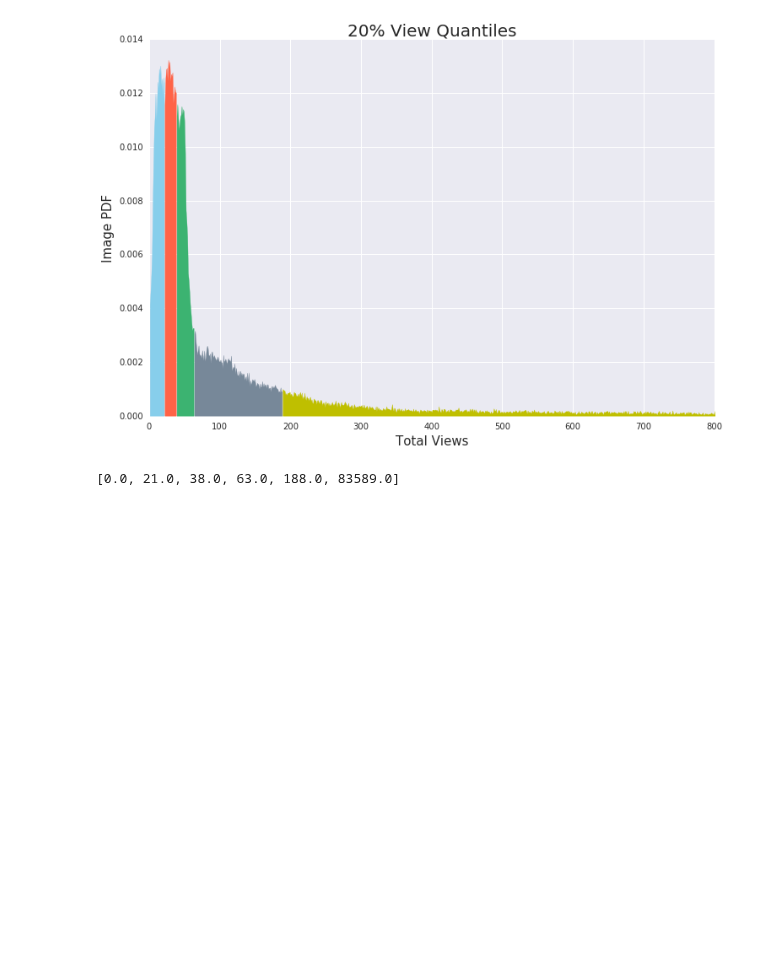
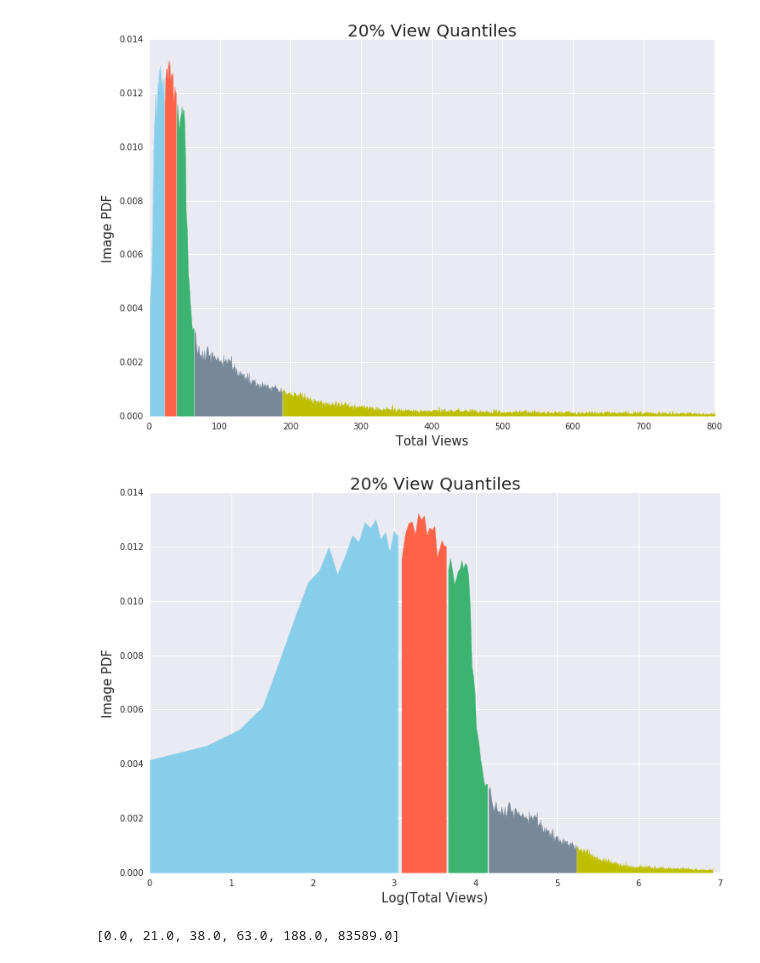
Before and after one commit to MPMakris/Photo_Pro, a Jupyter notebook: notebooks/Web_App Visuals.ipynb, the cells around one changed output. Cells and saved outputs as stored; diff of their text form; code cells hidden in the pictures; blank space fills up the shorter version.

Commit message:
new visual

```diff
--- a/notebooks/Web_App Visuals.ipynb
+++ b/notebooks/Web_App Visuals.ipynb
@@ -97,6 +97,24 @@ plt.xlim((0, 800))
 plt.savefig('visuals/20PercentHist.jpg')
 # %% [output]
 [figure]
+# %%
+plt.figure(figsize=(12, 8))
+for i, j, color in zip(limits[:-1], limits[1:], cmap):
+    div = (bins[:-1]<=j) & (bins[:-1]>i)
+    plt.fill_between(np.log(bins)[:-1][div], 0, views_hist[div], color=color)
+plt.title('20% View Quantiles', fontsize=20)
+plt.ylabel("Image PDF", fontsize=15)
+plt.xlabel("Log(Total Views)", fontsize=15)
+# plt.tick_params(
+#     axis='y',          # changes apply to the x-axis
+#     which='both',      # both major and minor ticks are affected
+#     left='off',      # ticks along the bottom edge are off
+#     right='off',         # ticks along the top edge are off
+#     labelleft='off') # labels along the bottom edge are off
+# plt.xlim((0, 800))
+plt.savefig('visuals/Log20PercentHist.jpg')
+# %% [output]
+[figure, added]
 # %%
 limits = []
 n=5
```
Also changed, not shown: 2 other files.
